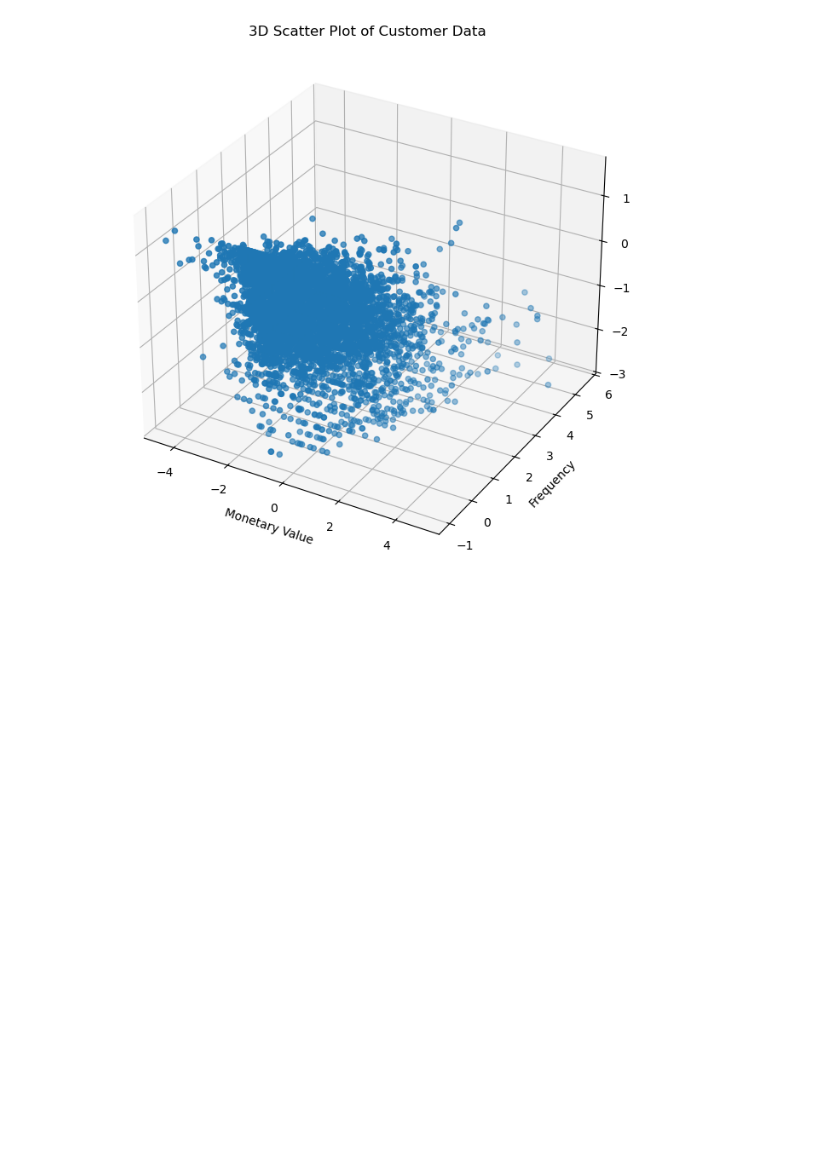
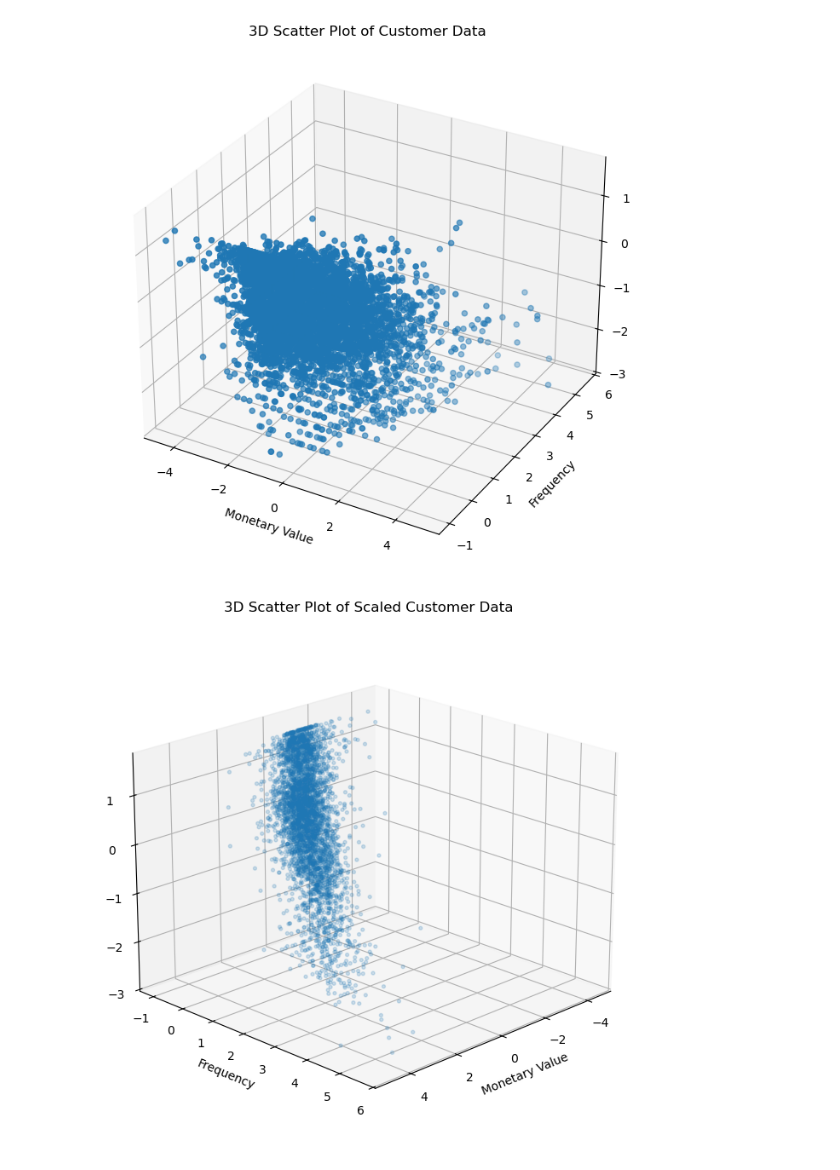
Before and after one commit to jnqu/RFM-Clustering-KMeans, a Jupyter notebook: clustering.ipynb, the cells around one changed output. Drawn from its saved outputs; the diff is of its cells as text; code cells hidden in the pictures; blank space fills up the shorter version.

Commit message:
Better visualization

```diff
--- a/clustering.ipynb
+++ b/clustering.ipynb
@@ -497,3 +497,23 @@ ax.set_title('3D Scatter Plot of Customer Data')
 plt.show()
 # %% [output]
 [figure]
+# %%
+fig = plt.figure(figsize=(8, 8))
+ax = fig.add_subplot(projection="3d")
+
+ax.scatter(
+    scaled_data_df["MonetaryValue"],
+    scaled_data_df["Frequency"],
+    scaled_data_df["Recency"],
+    alpha=0.2, s=8,
+)
+ax.view_init(elev=20, azim=45)
+
+ax.set_xlabel("Monetary Value")
+ax.set_ylabel("Frequency")
+ax.set_zlabel("Recency")
+ax.set_title("3D Scatter Plot of Scaled Customer Data")
+
+plt.show()
+# %% [output]
+[figure, added]
```
